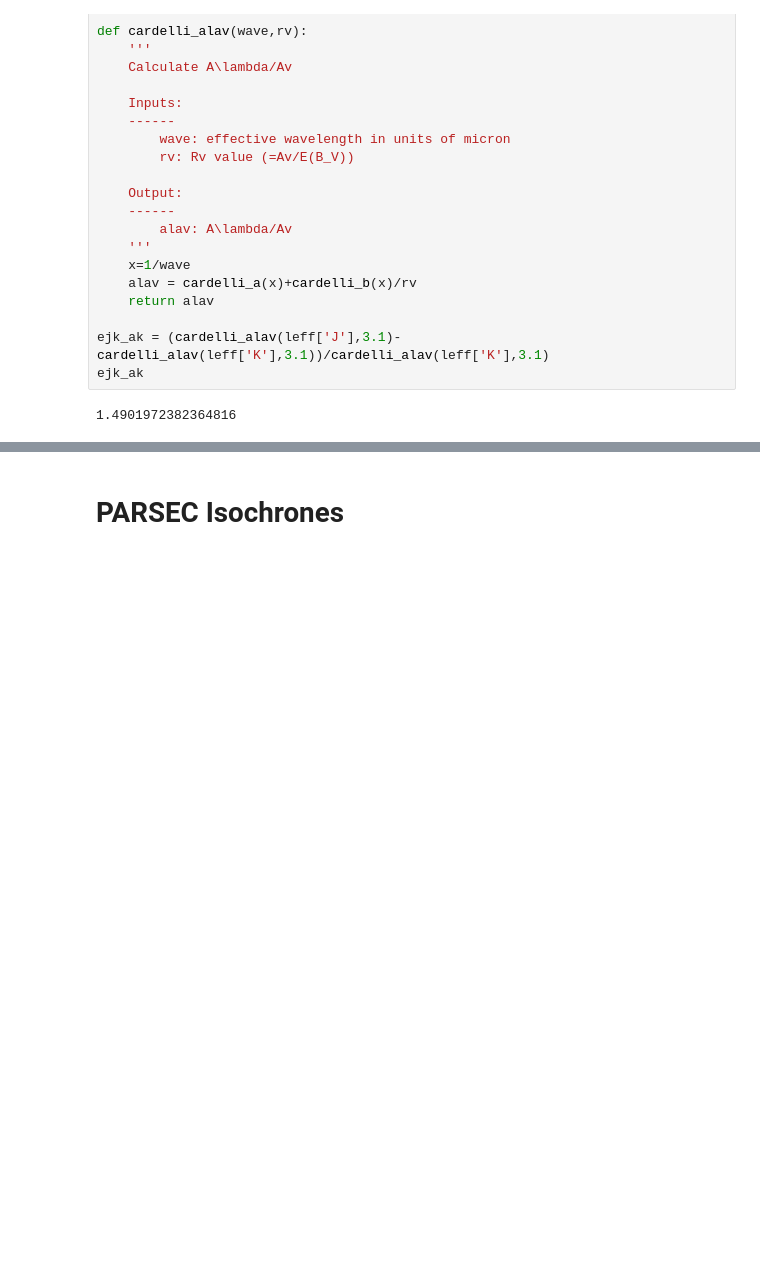
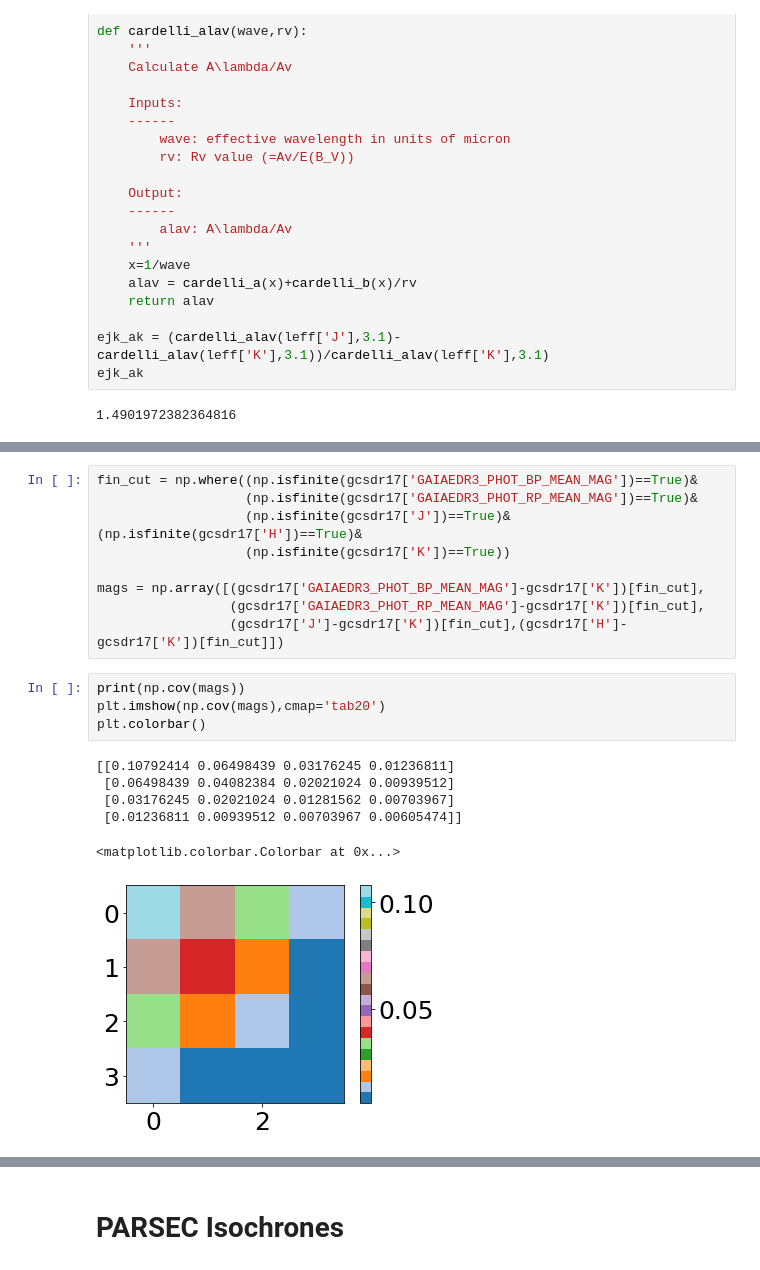
Before and after one commit to JoshuaPovick/Age_Fitting, a Jupyter notebook: notebooks/RelativeExtinctions.ipynb, the cells around one changed output, grey strips where cells are left out. Saved outputs shown, nothing was run; the diff lists cells and outputs as text; blank space fills up the shorter version.

```diff
--- a/notebooks/RelativeExtinctions.ipynb
+++ b/notebooks/RelativeExtinctions.ipynb
@@ -124,0 +259,20 @@ ejk_ak
+# %%
+fin_cut = np.where((np.isfinite(gcsdr17['GAIAEDR3_PHOT_BP_MEAN_MAG'])==True)&
+                   (np.isfinite(gcsdr17['GAIAEDR3_PHOT_RP_MEAN_MAG'])==True)&
+                   (np.isfinite(gcsdr17['J'])==True)&(np.isfinite(gcsdr17['H'])==True)&
+                   (np.isfinite(gcsdr17['K'])==True))
+
+mags = np.array([(gcsdr17['GAIAEDR3_PHOT_BP_MEAN_MAG']-gcsdr17['K'])[fin_cut],
+                 (gcsdr17['GAIAEDR3_PHOT_RP_MEAN_MAG']-gcsdr17['K'])[fin_cut],
+                 (gcsdr17['J']-gcsdr17['K'])[fin_cut],(gcsdr17['H']-gcsdr17['K'])[fin_cut]])
+# %%
+print(np.cov(mags))
+plt.imshow(np.cov(mags),cmap='tab20')
+plt.colorbar()
+# %% [output]
+[[0.10792414 0.06498439 0.03176245 0.01236811]
+ [0.06498439 0.04082384 0.02021024 0.00939512]
+ [0.03176245 0.02021024 0.01281562 0.00703967]
+ [0.01236811 0.00939512 0.00703967 0.00605474]]
+<matplotlib.colorbar.Colorbar at 0x...>
+[figure, added]
```
Also changed, not shown: parts of 26 cells of this notebook, 10 other files.
